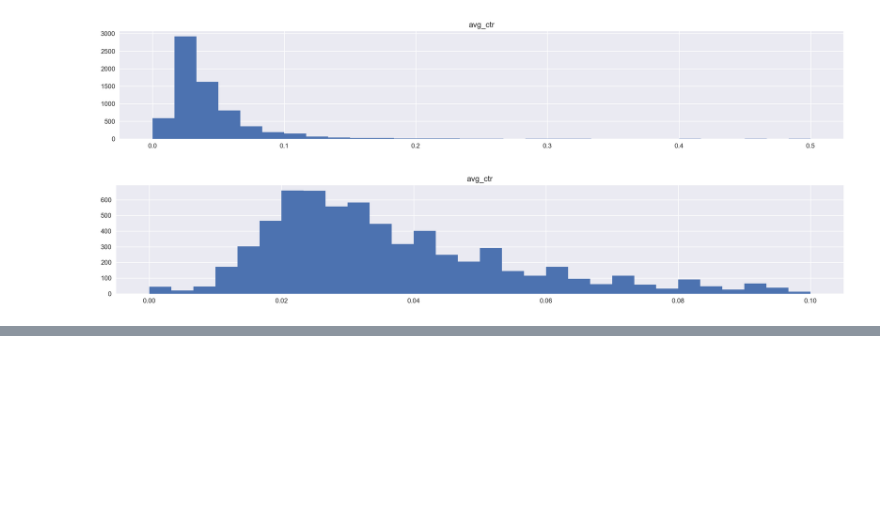
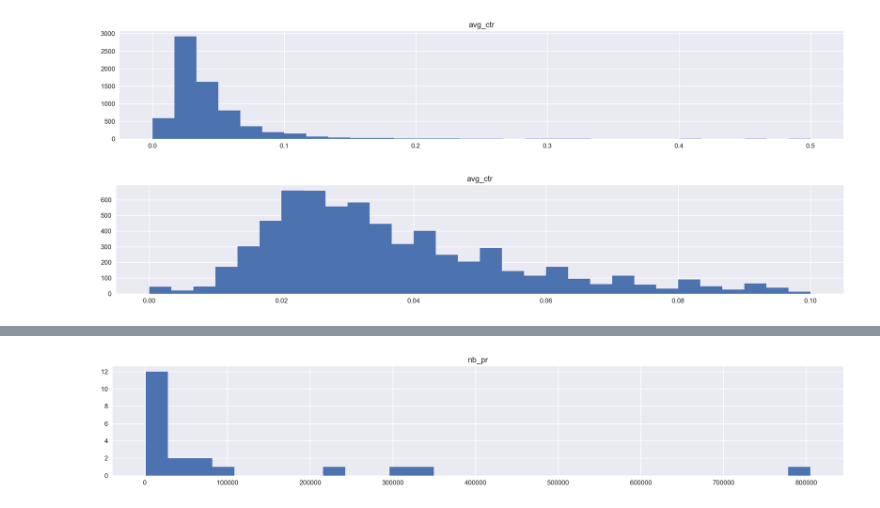
Before and after one commit to erezanovich/kg-data-analysis, a Jupyter notebook: user_activity_month.ipynb, the cells around one changed output, grey strips where cells are left out. Drawn from its saved outputs; the diff is of its cells as text; code cells hidden in the pictures; blank space fills up the shorter version.

```diff
--- a/user_activity_month.ipynb
+++ b/user_activity_month.ipynb
@@ -518,0 +522,4 @@ plt.show()
+# %%
+filepath_rel_un = "./datasets/rel_unp.parquet"
+df_rel_un = pd.read_parquet(filepath_rel_un)
+df_rel_un.head(1)
@@ -518,0 +529,4 @@ plt.show()
+# %%
+df_conc_ch = df_ch.merge(df_rel_un, left_on='concept_code', right_on='concept_id',how='left')
+del df_conc_ch['concept_id']
+df_conc_ch.head()
@@ -518,0 +553,4 @@ plt.show()
+# %%
+df_conc_ch.hist(column='nb_pr', bins = 30, figsize=(20,3));
+# %% [output]
+[figure, added]
```
Also changed, not shown: parts of 11 cells of this notebook.
